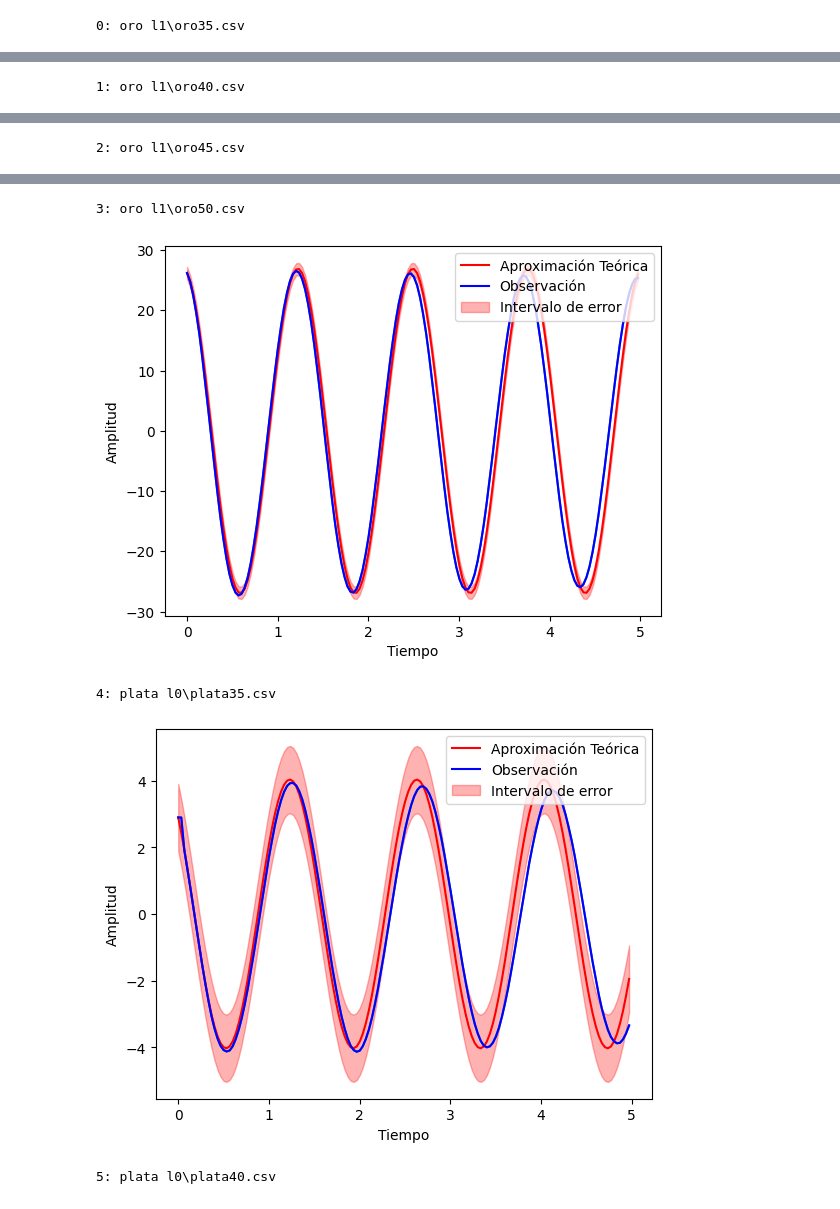
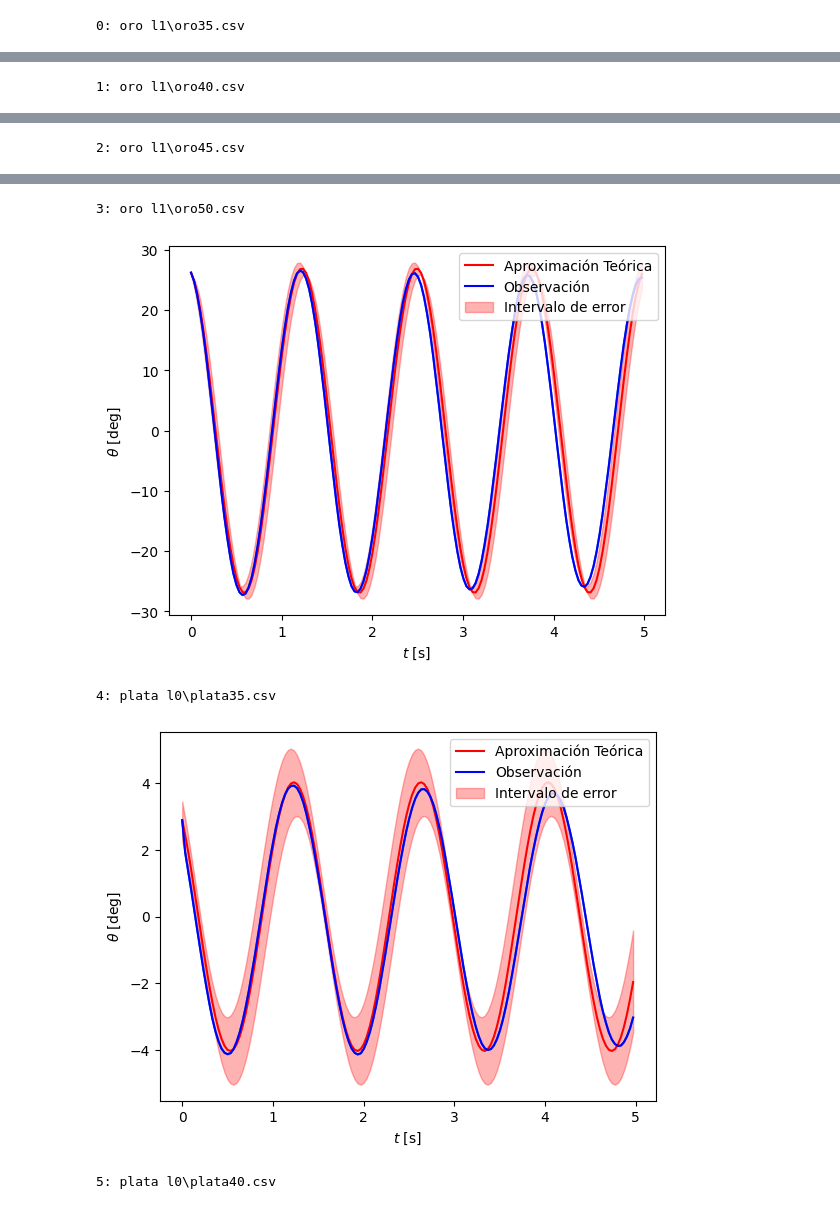
Before and after one commit to FacuVCanale/TP1-FISICA, a Jupyter notebook: code/error_movimiento.ipynb, the cells around one changed output, grey strips where cells are left out. Cells and saved outputs as stored; diff of their text form; code cells hidden in the pictures.

Commit message:
FINAL FINAL faltaría ver el graph T**2 vs L si a Meli le gusta

```diff
--- a/code/error_movimiento.ipynb
+++ b/code/error_movimiento.ipynb
@@ -80,6 +80,7 @@ def gen_dicc_with_deltas(dicc, data):
     L = data["r"].mean()
     dicc["dθr"] = gen_dθr(L)
     dicc["dθ0"] = dicc["dθr"]
+    dicc["L"] = L
 
 def gen_dicc(data):
     dicc = {}
@@ -93,17 +94,17 @@ def plot_approximation(data, tita0, amplitud, frecuencia, periodo):
     delta = np.arcsin(tita0 / amplitud)
     y = amplitud * np.sin(2 * np.pi * (-frecuencia) * x + delta)
 
-    plt.plot(x, y, color="red", label='Aproximación Teórica')  # Señal teórica
-    plt.plot(x, data["θr"], color="blue", label='Observación')  # Señal observada
+    plt.plot(x, y, color="red", label=r'Aproximación Teórica')  # Señal teórica
+    plt.plot(x, data["θr"], color="blue", label=r'Observación')  # Señal observada
 
     y_izq = amplitud * np.sin(2 * np.pi * (-frecuencia) * (x - dicc["dt"]) + delta) - dicc["dθr"]
     y_der = amplitud * np.sin(2 * np.pi * (-frecuencia) * (x + dicc["dt"]) + delta) + dicc["dθr"]
     plt.fill_between(x,
                      y_izq,
                      y_der,
-                     color="red", alpha=0.3, label='Intervalo de error')
-    plt.xlabel('Tiempo')
-    plt.ylabel('Amplitud')
+                     color="red", alpha=0.3, label=r'Intervalo de error')
+    plt.xlabel(r'$t$ [s]')
+    plt.ylabel(r'$\theta$ [deg]')
 
     # Modificación del título para incluir el ángulo inicial
     #plt.title(f'Aproximación Teórica (θ₀ = {tita0:.2f})')  # Añadiendo θ₀ al título
@@ -142,9 +143,9 @@ def plot_MSE(data, theoretical_signal):
         squared_error = (data['θ'] - theoretical_signal) ** 2
 
     plt.figure()
-    plt.plot(data['t'], squared_error, label='Error Cuadrático Medio')
-    plt.xlabel('Tiempo')
-    plt.ylabel('Error Cuadrático Medio')
+    plt.plot(data['t'], squared_error, label=r'Error Cuadrático Medio')
+    plt.xlabel(r'Tiempo')
+    plt.ylabel(r'Error Cuadrático Medio')
     plt.legend()
     #plt.title('Error Cuadrático Medio en el Tiempo')
     plt.show()
@@ -159,28 +160,80 @@ def plot_cumulative_error(data, theoretical_signal):
     cumulative_error = np.cumsum(absolute_error)
 
     plt.figure()
-    plt.plot(data['t'], cumulative_error, label='Error Absoluto Acumulativo')
-    plt.xlabel('Tiempo')
-    plt.ylabel('Error Absoluto Acumulativo')
+    plt.plot(data['t'], cumulative_error, label=r'Error Absoluto Acumulativo')
+    plt.xlabel(r'Tiempo')
+    plt.ylabel(r'Error Absoluto Acumulativo')
     plt.legend()
     #plt.title('Error Absoluto Acumulativo en el Tiempo')
     plt.show()
 
+def graph_MRSEs(MRSEs):
+    MRSEs = sorted(MRSEs, key=lambda x: x[0])
+    tita0_values = [x[0] for x in MRSEs]
+    MRSE_values = [x[1] for x in MRSEs]
+    tita0_errors = [x[2] for x in MRSEs]
+    MRSE_errors = [x[3] for x in MRSEs]
+    L_values = [x[4] for x in MRSEs]
+
+    # Plotting MRSE with error bars
+    plt.errorbar(tita0_values, MRSE_values, xerr=tita0_errors, yerr=MRSE_errors, fmt='o', label=r'MRSE')
+
+    # Performing linear regression
+    X = np.array(tita0_values).reshape(-1, 1)
+    y = np.array(MRSE_values)
+    model = LinearRegression()
+    model.fit(X, y)
+    y_pred = model.predict(X)
+
+    # Plotting the linear regression line
+    plt.plot(tita0_values, y_pred, color='red', label=r'Regresión Lineal')
+    plt.fill_between(tita0_values, y_pred - MRSE_errors, y_pred + MRSE_errors, color='red', alpha=0.3, label=r'Intervalos de error')
+    plt.xlabel(r'$\theta_0$ [deg]')
+    plt.ylabel(r'MRSE [deg]')
+    plt.legend()
+    plt.show()
+
+# Definir función para calcular el RMSE
+def calculate_rmse(y, y_hat):
+    n = len(y)
+    rmse = np.sqrt(np.sum((y - y_hat)**2) / n)
+    return rmse
+
+# Definir función para la propagación de errores
+def calculate_rmse_propagation(y, y_hat, sigma_y_hat, sigma_y=0):
+    n = len(y)
+    rmse = calculate_rmse(y, y_hat)
+
+    # Calcular la propagación de errores
+    propagation = np.sqrt(np.sum(((y - y_hat)**2) * (sigma_y**2 + sigma_y_hat**2)) / (n * rmse**2))
+
+    return rmse, propagation
+
 def graphs():
     input_dir = os.path.join('..', 'datasets')
     datasets = load_datasets(input_dir)
+
+    MRSEs_tita0 = []
 
     for i, dataset in enumerate(datasets):
         print(f"{i}: {dataset}")
         dataset_path = os.path.join(input_dir, dataset)
         data, tita0, amplitud, T, frecuencia = process_dataset(dataset_path)
 
+        dicc = gen_dicc(data)
+
         plot_approximation(data, tita0=tita0, amplitud=amplitud, frecuencia=frecuencia, periodo=T)
 
         theoretical_signal = calculate_theoretical_signal(data, tita0, amplitud, frecuencia, T)
+        MRSE, dMRSE = calculate_rmse_propagation(data['θr'], theoretical_signal, dicc["dθr"])
+        if 23.5 < tita0 < 24.5:
+            continue
+        MRSEs_tita0.append((tita0, MRSE, dicc["dθ0"], dMRSE, dicc["L"]))
         # plot_MSE(data, theoretical_signal)
         # plot_cumulative_error(data, theoretical_signal)
 
+    graph_MRSEs(MRSEs_tita0)
+
 graphs()
 # %% [output]
 0: oro l1\oro35.csv
@@ -192,5 +245,5 @@ graphs()
 3: oro l1\oro50.csv
-[figure, old version]
+[figure, new version]
 4: plata l0\plata35.csv
-[figure, old version]
+[figure, new version]
 5: plata l0\plata40.csv
```
Also changed, not shown: parts of 1 cell of this notebook, 2 other files.
